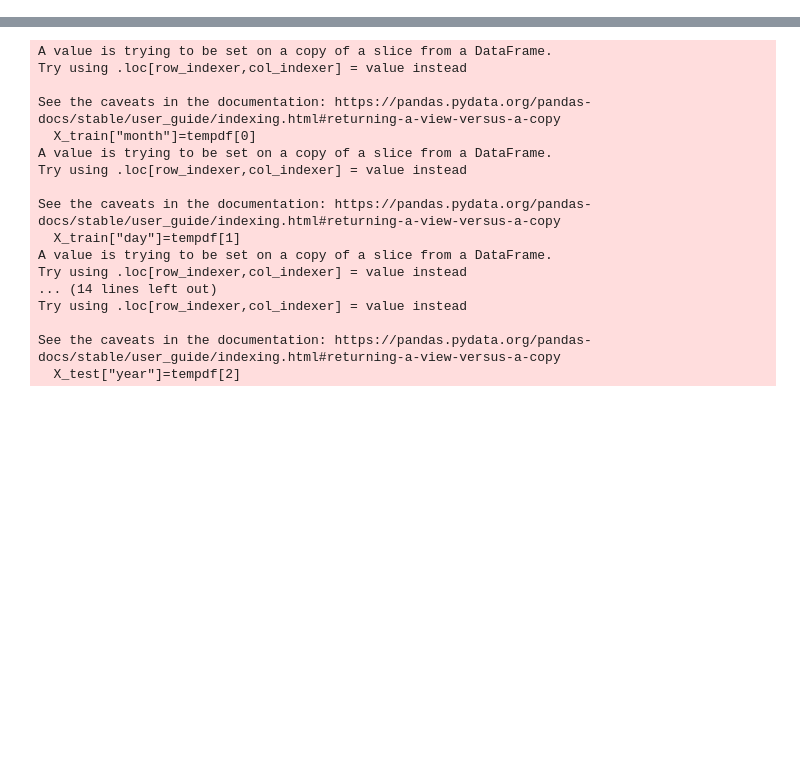
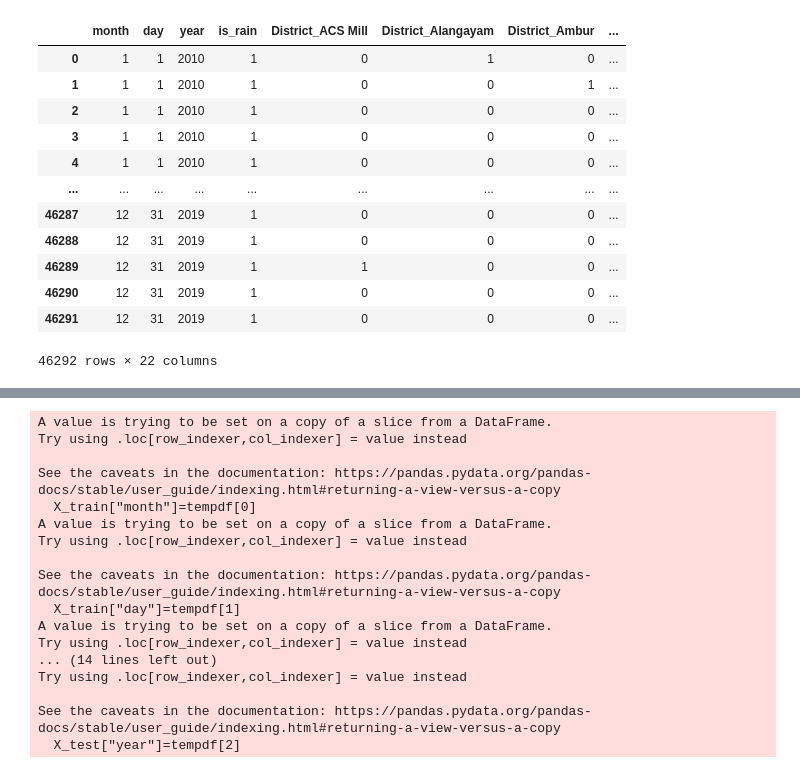
Before and after one commit to omegaji/RainFallPrediction, a Jupyter notebook: regexp.ipynb, the cells around one changed output, grey strips where cells are left out. Drawn from its saved outputs; the diff is of its cells as text; code cells hidden in the pictures; blank space fills up the shorter version.

```diff
--- a/regexp.ipynb
+++ b/regexp.ipynb
@@ -40,3 +78,19 @@ Al_df=df[df.District=="Alangayam"][["rain","month","day","year","is_rain"]]
+# %%
+dummydf
+# %% [output]
+|  | month | day | year | is_rain | District_ACS Mill | District_Alangayam | District_Ambur | ... |
+| 0 | 1 | 1 | 2010 | 1 | 0 | 1 | 0 | ... |
+| 1 | 1 | 1 | 2010 | 1 | 0 | 0 | 1 | ... |
+| 2 | 1 | 1 | 2010 | 1 | 0 | 0 | 0 | ... |
+| 3 | 1 | 1 | 2010 | 1 | 0 | 0 | 0 | ... |
+| 4 | 1 | 1 | 2010 | 1 | 0 | 0 | 0 | ... |
+| ... | ... | ... | ... | ... | ... | ... | ... | ... |
+| 46287 | 12 | 31 | 2019 | 1 | 0 | 0 | 0 | ... |
+| 46288 | 12 | 31 | 2019 | 1 | 0 | 0 | 0 | ... |
+| 46289 | 12 | 31 | 2019 | 1 | 1 | 0 | 0 | ... |
+| 46290 | 12 | 31 | 2019 | 1 | 0 | 0 | 0 | ... |
+| 46291 | 12 | 31 | 2019 | 1 | 0 | 0 | 0 | ... |
+46292 rows × 22 columns
 # %%
 y=dummydf.pop("rain")
 x=dummydf
```
Also changed, not shown: parts of 22 cells of this notebook, 7 other files.
